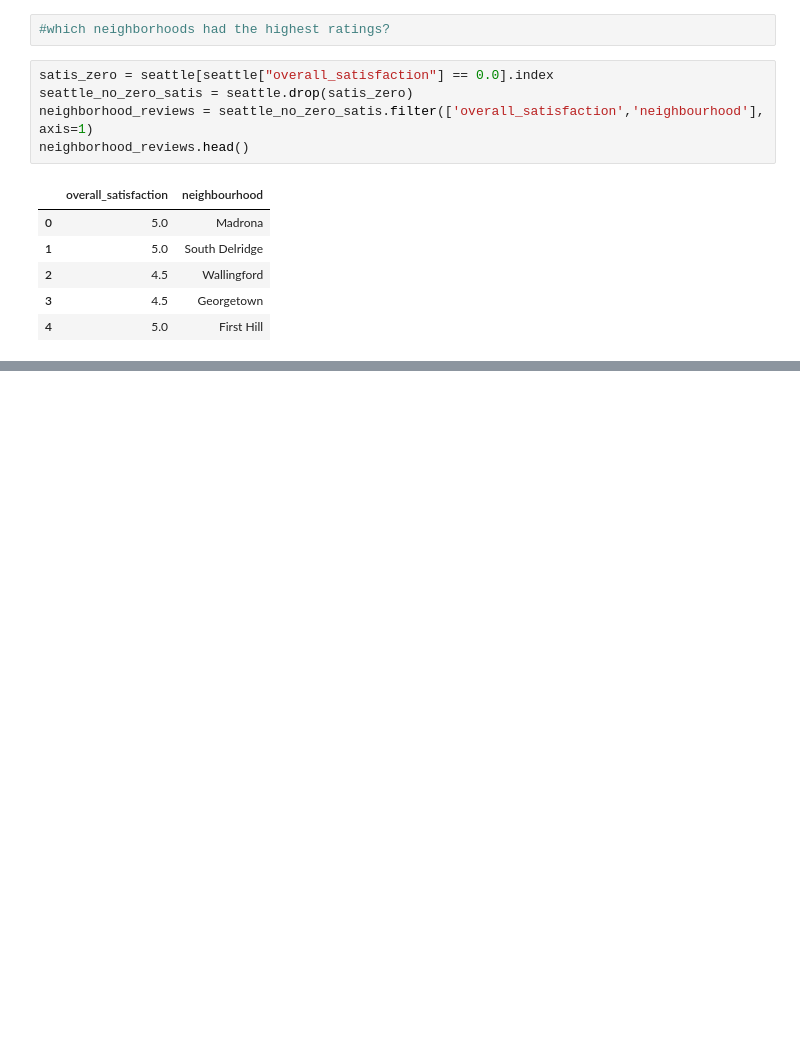
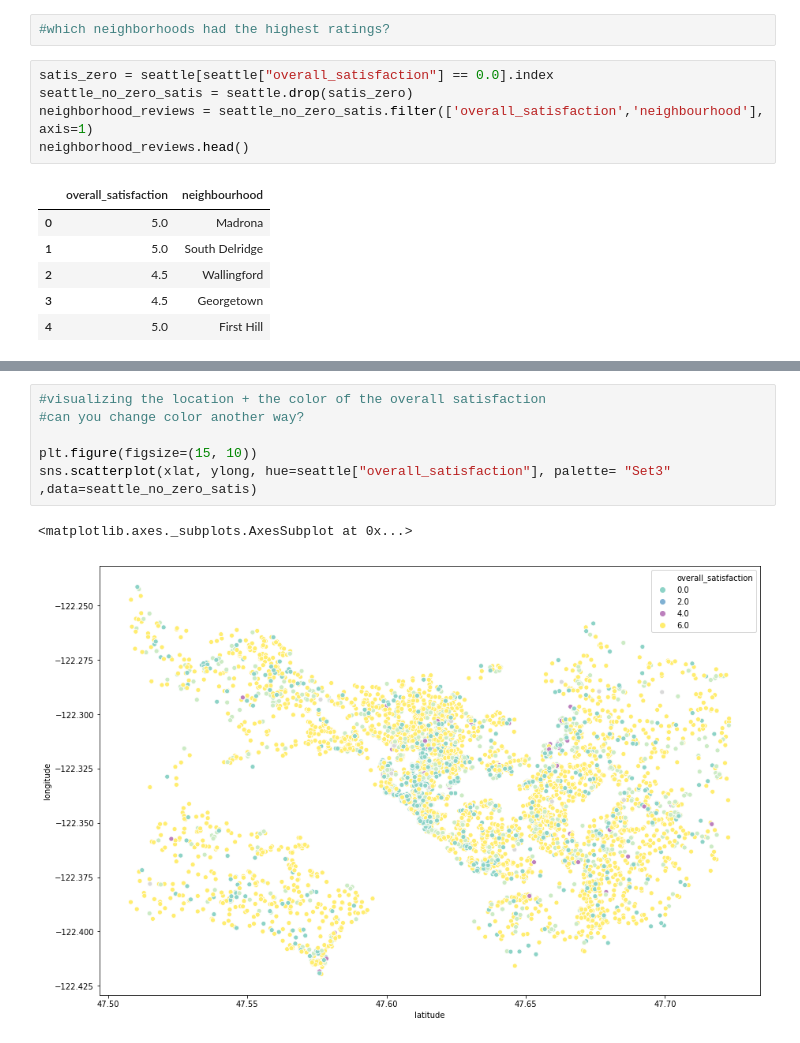
Before and after one commit to karinahou/springboard, a Jupyter notebook: Capstone Data Visualization.ipynb, the cells around one changed output, grey strips where cells are left out. Saved outputs shown, nothing was run; the diff lists cells and outputs as text; blank space fills up the shorter version.

```diff
--- a/Capstone Data Visualization.ipynb
+++ b/Capstone Data Visualization.ipynb
@@ -261,0 +225,9 @@ for a,b in zip(xn,yn):
+# %%
+#visualizing the location + the color of the overall satisfaction
+#can you change color another way?
+
+plt.figure(figsize=(15, 10))
+sns.scatterplot(xlat, ylong, hue=seattle["overall_satisfaction"], palette= "Set3" ,data=seattle_no_zero_satis)
+# %% [output]
+<matplotlib.axes._subplots.AxesSubplot at 0x...>
+[figure, added]
```
Also changed, not shown: parts of 11 cells of this notebook.
